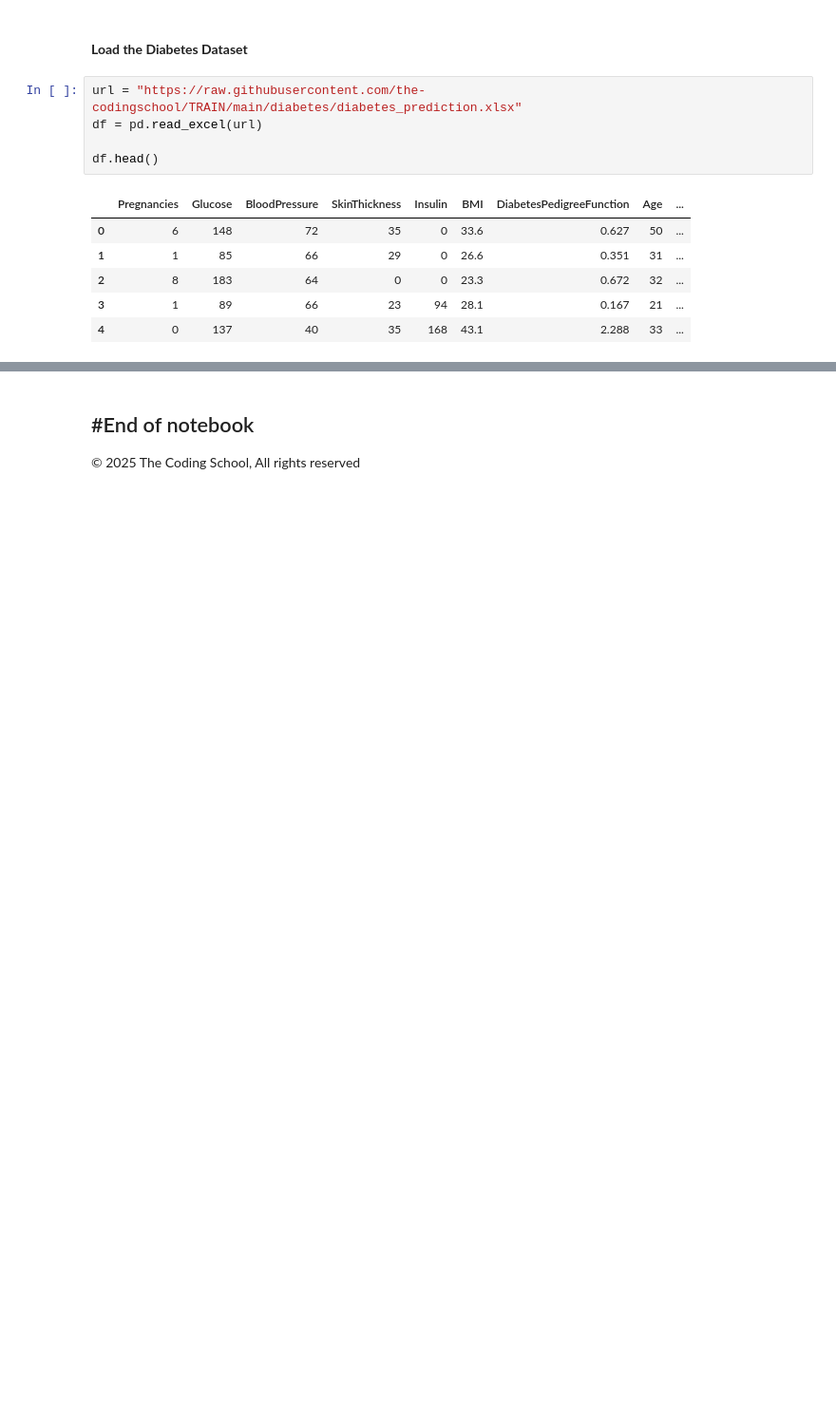
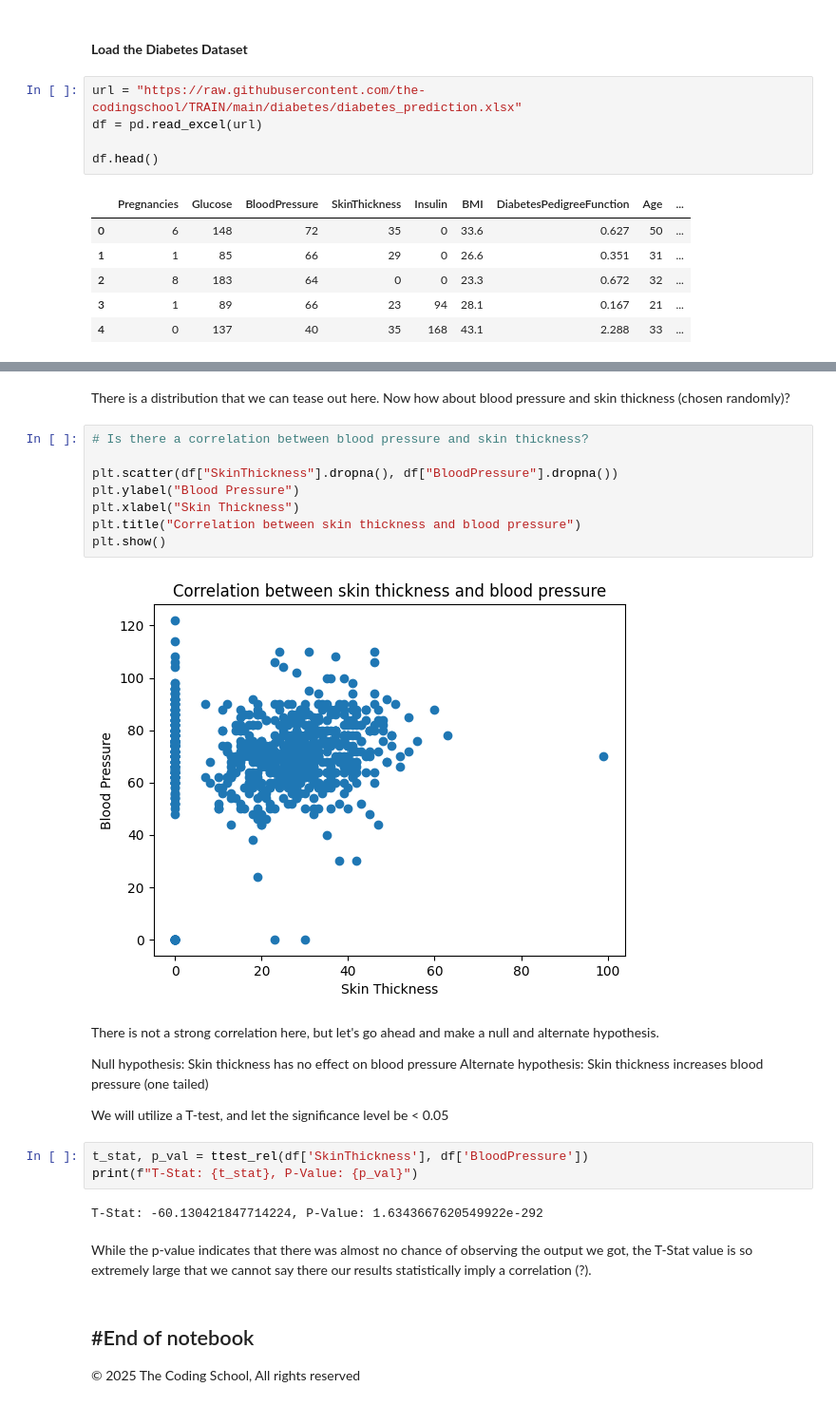
Before and after one commit to kurealnum/dsrp-2025, a Jupyter notebook: DSRP_Day_6_Lab_Notebook_[STUDENT].ipynb, the cells around one changed output, grey strips where cells are left out. Shown: that part at 95% size. Saved outputs shown, nothing was run; the diff lists cells and outputs as text; blank space fills up the shorter version.

```diff
--- a/DSRP_Day_6_Lab_Notebook_[STUDENT].ipynb
+++ b/DSRP_Day_6_Lab_Notebook_[STUDENT].ipynb
@@ -758,3 +789,29 @@ df.head()
+# %% [markdown]
+There is a distribution that we can tease out here. Now how about blood pressure and skin thickness (chosen randomly)?
+# %%
+# Is there a correlation between blood pressure and skin thickness?
+
+plt.scatter(df["SkinThickness"].dropna(), df["BloodPressure"].dropna())
+plt.ylabel("Blood Pressure")
+plt.xlabel("Skin Thickness")
+plt.title("Correlation between skin thickness and blood pressure")
+plt.show()
+# %% [output]
+[figure, added]
+# %% [markdown]
+There is not a strong correlation here, but let's go ahead and make a null and alternate hypothesis.
+
+Null hypothesis: Skin thickness has no effect on blood pressure
+Alternate hypothesis: Skin thickness increases blood pressure (one tailed)
+
+We will utilize a T-test, and let the significance level be < 0.05
+# %%
+t_stat, p_val = ttest_rel(df['SkinThickness'], df['BloodPressure'])
+print(f"T-Stat: {t_stat}, P-Value: {p_val}")
+# %% [output]
+T-Stat: -60.130421847714224, P-Value: 1.6343667620549922e-292
+# %% [markdown]
+While the p-value indicates that there was almost no chance of observing the output we got, the T-Stat value is so extremely large that we cannot say there our results statistically imply a correlation (?).
 # %% [markdown]
 #End of notebook
 ---
```
Also changed, not shown: parts of 11 cells of this notebook.
